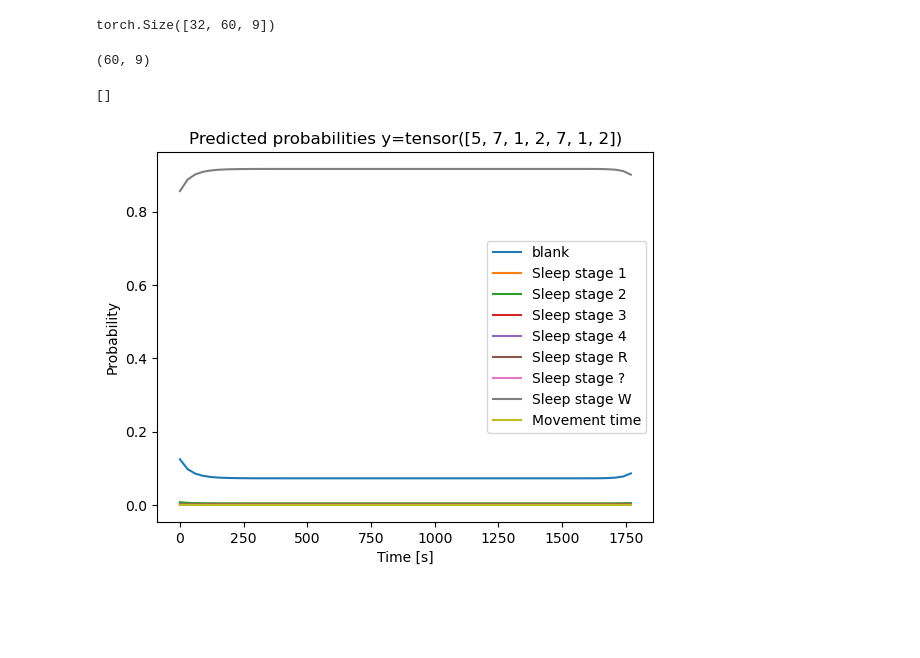
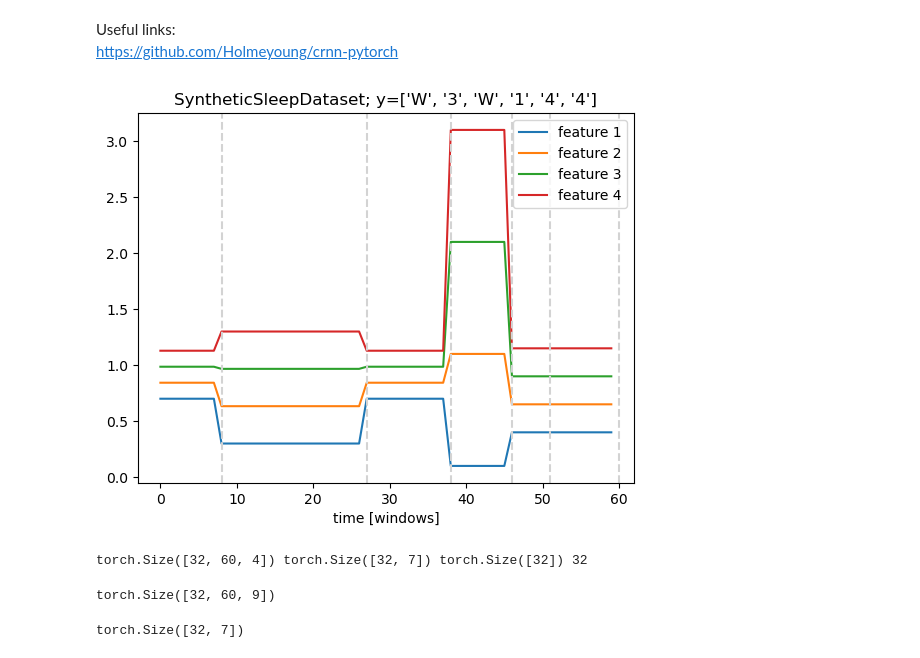
Before and after one commit to Whitesheep18/dlsp, a Jupyter notebook: CTC/sleep_stages_ctc.ipynb, the cells around one changed output. Drawn from its saved outputs; the diff is of its cells as text; code cells hidden in the pictures; blank space fills up the shorter version.

Commit message:
synthetic data experiments

```diff
--- a/CTC/sleep_stages_ctc.ipynb
+++ b/CTC/sleep_stages_ctc.ipynb
@@ -8,3 +9,6 @@ from torch.nn.utils import rnn
+# %% [markdown]
+Useful links:
+https://github.com/Holmeyoung/crnn-pytorch
 # %%
 # dataset that loads data like np.load("sleep/SC4412-0.npy")
 class SleepDataset(Dataset):
@@ -37 +87,17 @@ class SleepDataset(Dataset):
+# %%
+dataset = SyntheticSleepDataset()
+#dataset = SleepDataset('sleep')
+x, y, stage_lengths = dataset[4]
+plt.plot(x[:, 0], label='feature 1')
+plt.plot(x[:, 1], label='feature 2')
+plt.plot(x[:, 2], label='feature 3')
+plt.plot(x[:, 3], label='feature 4')
+plt.xlabel('time [windows]')
+plt.title(f'{type(dataset).__name__}; y={[dataset.idx_to_sleep_stage[l][-1] for l in y.numpy()]}')
+for stage_length in np.cumsum(stage_lengths):
+    plt.axvline(x=stage_length, color='lightgrey', linestyle='--')
+plt.legend(loc='upper right')
+plt.show()
+# %% [output]
+[figure, added]
 # %%
@@ -41,21 +107,28 @@ train, validation = torch.utils.data.random_split(dataset, [int(len(dataset)*tra
 # %%
 # collate with padded sequences
 def collate_fn(batch):
-    X, y = zip(*batch)
+    X, y, stage_lengths = zip(*batch)
 
     X = torch.concatenate([x.unsqueeze(0) for x in X])
 
     y = rnn.pack_sequence(y, enforce_sorted=False)
-    y, y_lens = rnn.pad_packed_sequence(y, batch_first=True)
+    y, y_lens = rnn.pad_packed_sequence(y, batch_first=True, padding_value=100)
 
     # sort both y and X according to y lens
     y_lens, sort_idx = y_lens.sort(descending=True)
 
-    return X[sort_idx], y[sort_idx], y_lens
+    # sort stage_lengths according to sort_idx
+    stage_lengths = [stage_lengths[i] for i in sort_idx]
+
+    return X[sort_idx], y[sort_idx], y_lens, stage_lengths
 
 batch_size=32
 train_loader = torch.utils.data.DataLoader(train, batch_size=batch_size, shuffle=True, collate_fn=collate_fn)
-X, y, y_lens= next(iter(train_loader))
+X, y, y_lens, stage_lengths = next(iter(train_loader))
+
+print(X.shape, y.shape, y_lens.shape, len(stage_lengths))
+# %% [output]
+torch.Size([32, 60, 4]) torch.Size([32, 7]) torch.Size([32]) 32
 # %%
 class CTCNetwork(nn.Module):
     def __init__(self, num_features, num_classes):
@@ -76,5 +151,9 @@ emissions = model(X)
 print(emissions.shape)
 # %% [output]
 torch.Size([32, 60, 9])
+# %%
+y.shape
+# %% [output]
+torch.Size([32, 7])
 # %%
 from tqdm import tqdm
@@ -106,19 +185,0 @@ with tqdm(range(num_steps)) as pbar:
-# %%
-np.exp(emissions[0].detach().cpu().numpy()).shape
-# %% [output]
-(60, 9)
-# %%
-import matplotlib.pyplot as plt
-id = 6
-probs = np.exp(emissions[id].detach().numpy())
-for i in range(probs.shape[1]):
-    x = np.arange(probs.shape[0])*30
-    plt.plot(x, probs[:, i], label=dataset.idx_to_sleep_stage[i] if i != 0 else 'blank')
-plt.title(f'Predicted probabilities y={y[id][:y_lens[id]]}')
-plt.ylabel('Probability')
-plt.xlabel('Time [s]')
-plt.legend()
-plt.plot()
-# %% [output]
-[]
-[figure, removed]
```
Also changed, not shown: parts of 9 cells of this notebook, 1 other file.
